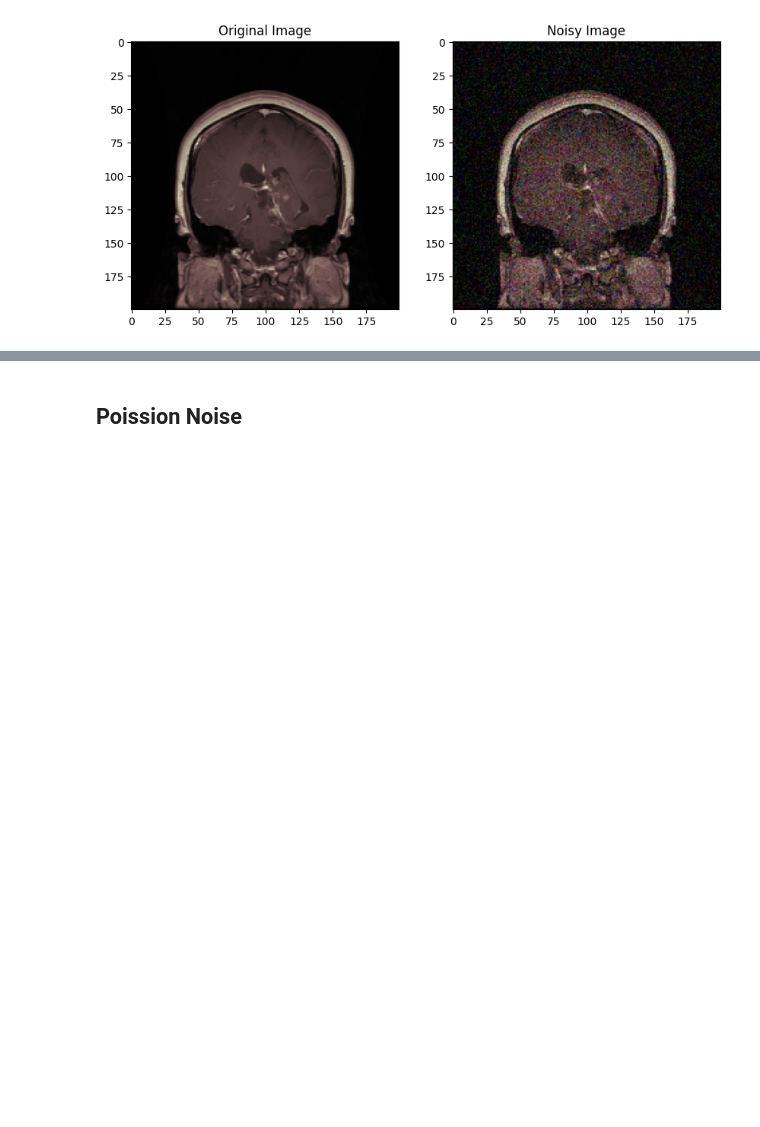
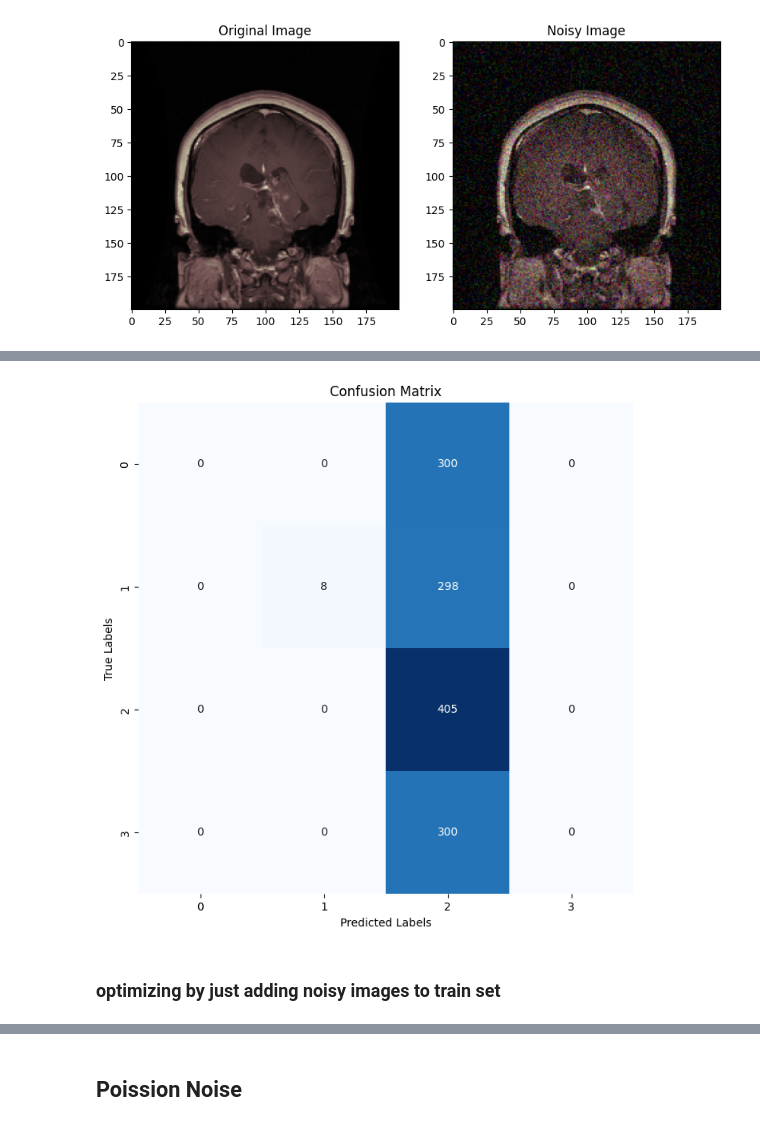
Before and after one commit to srt3264/Brain-Tumor-MRI-Classification, a Jupyter notebook: add_noise_to_images.ipynb, the cells around one changed output, grey strips where cells are left out. Drawn from its saved outputs; the diff is of its cells as text; code cells hidden in the pictures; blank space fills up the shorter version.

```diff
--- a/add_noise_to_images.ipynb
+++ b/add_noise_to_images.ipynb
@@ -117,0 +112,14 @@ plt.show()
+# %%
+import tensorflow as tf
+
+y_train = tf.keras.utils.to_categorical(y_train) #One Hot Encoding on the labels
+y_test = tf.keras.utils.to_categorical(y_test)
+
+# Load the saved model
+model = tf.keras.models.load_model('/workspaces/Brain-Tumor-MRI-Classification/Modeling/logs/20230428-175107/model-10-0.98-0.09.h5')
+
+# Evaluate the model on the noisy test data
+test_loss, test_acc = model.evaluate(x_test_noisy, y_test)
+
+# Print the test accuracy
+print('Test accuracy:', test_acc)
@@ -117,0 +129,16 @@ plt.show()
+# %%
+# Extract the predicted labels
+y_pred = model.predict(x_test_noisy)
+y_pred_classes = np.argmax(y_pred, axis=1)
+
+# Generate the confusion matrix
+cm = confusion_matrix(np.argmax(y_test, axis=1), y_pred_classes)
+
+# Plot the confusion matrix
+plt.figure(figsize=(8, 8))
+sns.heatmap(cm, annot=True, fmt='d', cmap='Blues', cbar=False)
+plt.title('Confusion Matrix')
+plt.xlabel('Predicted Labels')
+plt.ylabel('True Labels')
+plt.show()
+# %% [output]
@@ -117,0 +146,3 @@ plt.show()
+[figure, added]
+# %% [markdown]
+### optimizing by just adding noisy images to train set
```
Also changed, not shown: parts of 8 cells of this notebook, 3 other files.
